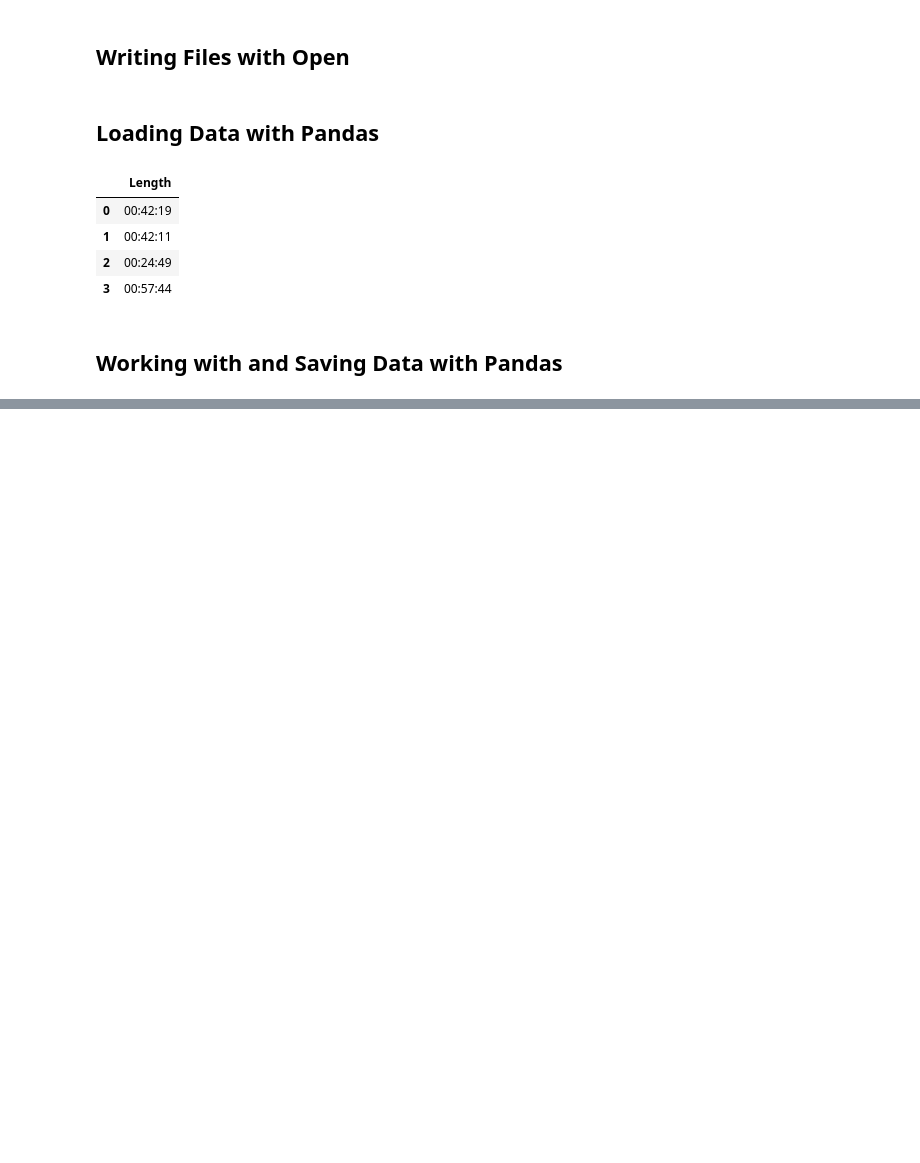
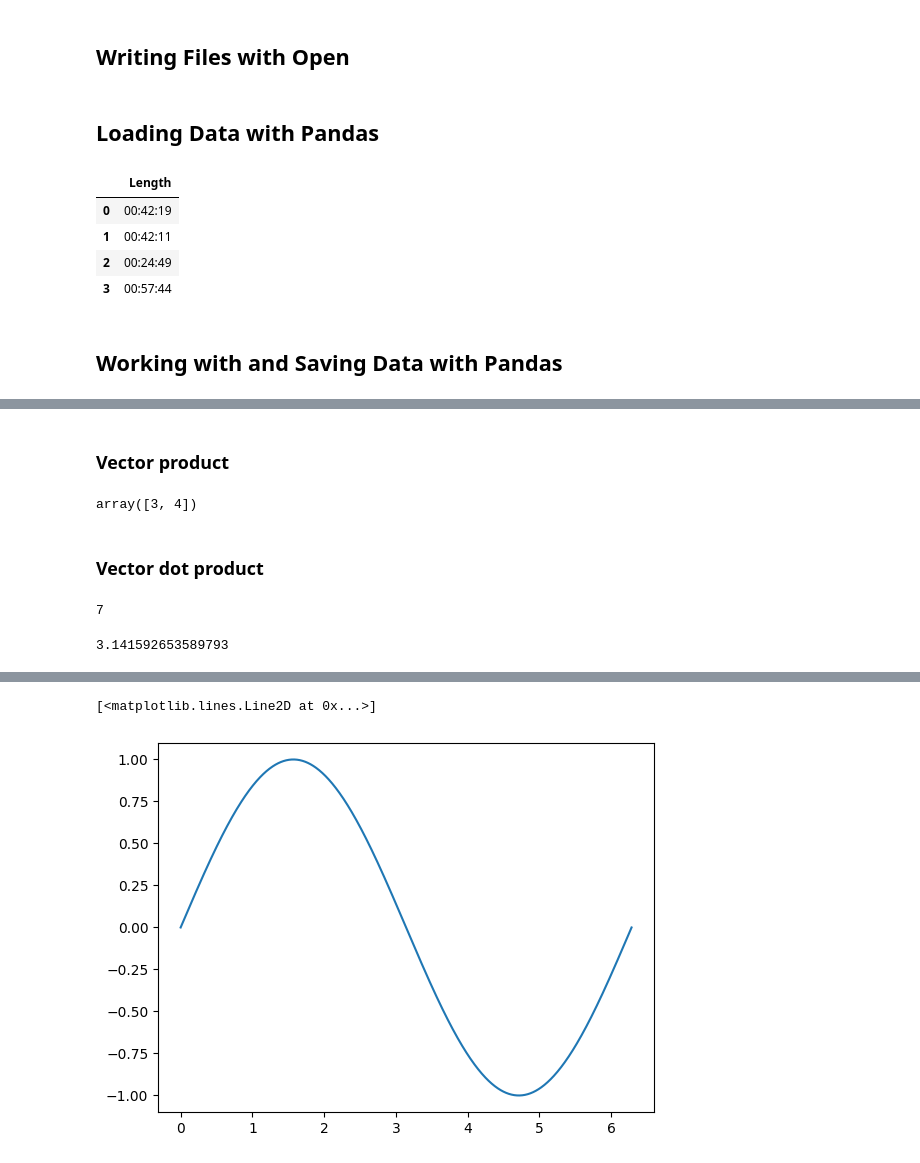
Before and after one commit to PosgradoMNA/actividades-de-aprendizaje-DanielRobertoMenesesLeon, a Jupyter notebook: A01794274_DanielRMeneses_notes.ipynb, the cells around one changed output, grey strips where cells are left out. Saved outputs shown, nothing was run; the diff lists cells and outputs as text; code cells hidden in the pictures; blank space fills up the shorter version.

Commit message:
Module 5, working with Numpy

```diff
--- a/A01794274_DanielRMeneses_notes.ipynb
+++ b/A01794274_DanielRMeneses_notes.ipynb
@@ -360,0 +396,30 @@ y
+# %% [markdown]
+### Vector product
+# %%
+u=np.array([1,2])
+v=np.array([3,2])
+z=u*v
+z
+# %% [output]
+array([3, 4])
+# %% [markdown]
+### Vector dot product
+# %%
+u=np.array([1,2])
+v=np.array([3,2])
+z=np.dot(u, v)
+z
+# %% [output]
+7
+# %%
+np.pi
+# %% [output]
+3.141592653589793
+# %%
+import numpy as np
+x=np.linspace(0,2*np.pi,1000)
+y=np.sin(x)
+
+import matplotlib.pyplot as plt
+plt.plot(x,y)
+# %% [output]
@@ -360,0 +427,2 @@ y
+[<matplotlib.lines.Line2D at 0x...>]
+[figure, added]
```
Also changed, not shown: parts of 9 cells of this notebook.
